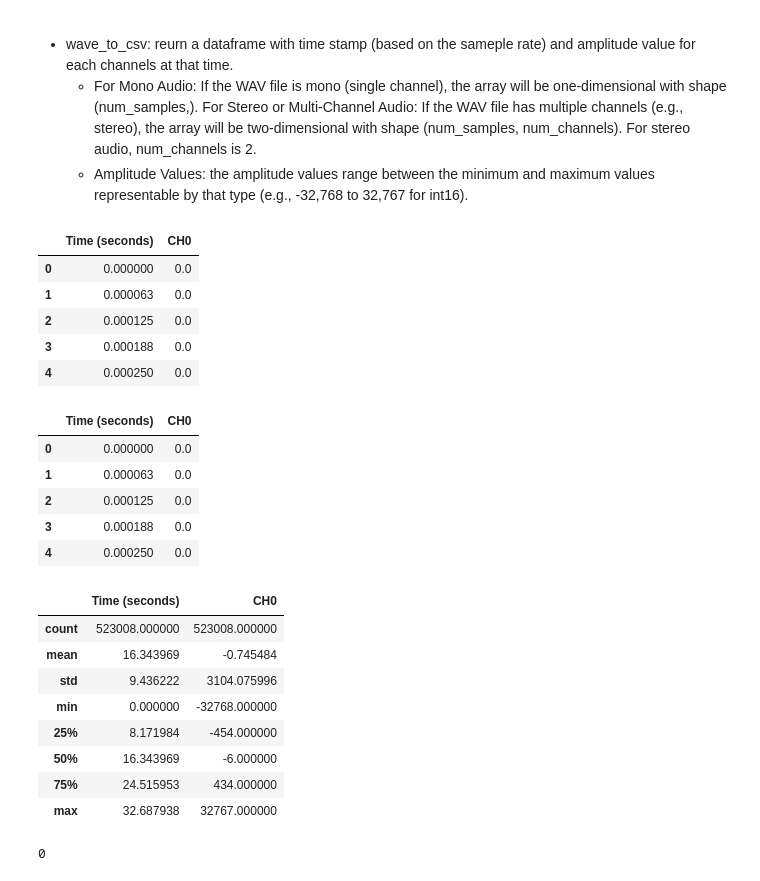
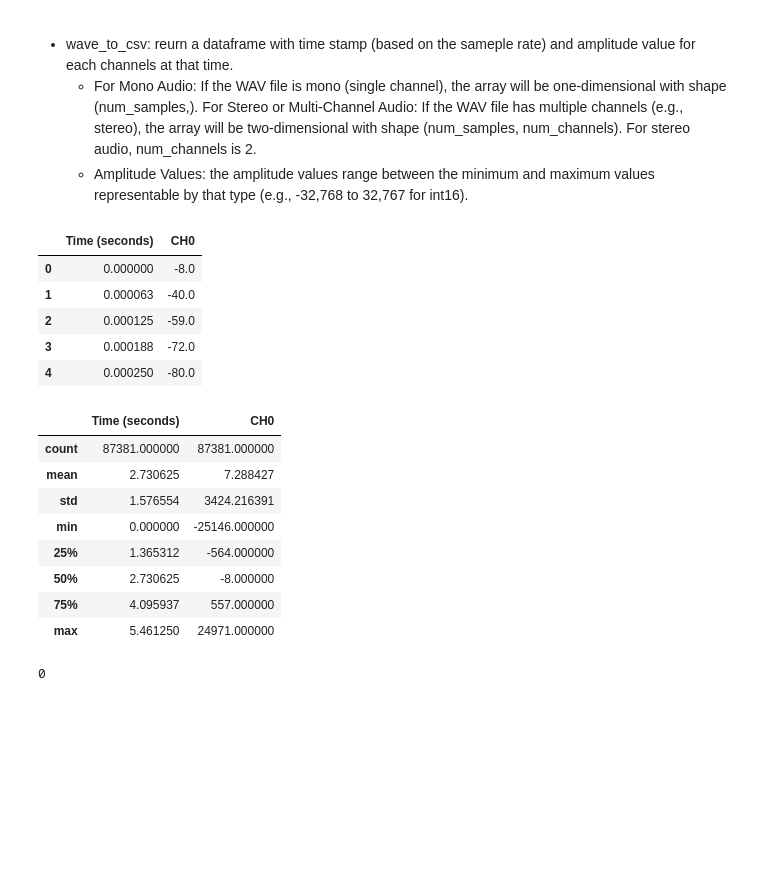
Before and after one commit to essencewxx/acoustic-event-detection, a Jupyter notebook: data_exploration.ipynb, the cells around one changed output. Cells and saved outputs as stored; diff of their text form; code cells hidden in the pictures; blank space fills up the shorter version.

```diff
--- a/data_exploration.ipynb
+++ b/data_exploration.ipynb
@@ -11,42 +11,37 @@ import matplotlib.pyplot as plt
 from scipy.fft import fft, fftfreq
 import src.label_parsing as utils
 # %%
-erocshadow_cough_wav_filepath = "data/coughing/108017__erocshadow__cough/data.wav"
+erocshadow_cough_wav_filepath = "data/raw/positive/coughing/108017__erocshadow__cough/data.wav"
+#erocshadow_cough_wav_filepath = "data/raw/positive/coughing/mix2_cough_train/data.wav"
 erocshadow_cough_df = utils.wave_to_csv(erocshadow_cough_wav_filepath)
-#display(erocshadow_cough_df.head())
-#erocshadow_cough_df.describe()
+display(erocshadow_cough_df.head())
+display(erocshadow_cough_df.describe())
 
-batch_cough_wav_filepath = "data/coughing_batch_2/coughconcat0/data.wav"
+batch_cough_wav_filepath = "data/raw/positive/coughing_batch_2/coughconcat0/data.wav"
 batch_cough_df = utils.wave_to_csv(batch_cough_wav_filepath)
-display(batch_cough_df.head())
-batch_cough_df.describe()
+#display(batch_cough_df.head())
+#batch_cough_df.describe()
 
-mic_tap_wav_filepath = "data/mic_tapping/studio/53586__3dward0__tabletap/data.wav"
+mic_tap_wav_filepath = "data/raw/negative/mic_tapping/studio/53586__3dward0__tabletap/data.wav"
 mic_tap_df = utils.wave_to_csv(mic_tap_wav_filepath)
-display(mic_tap_df.head())
-mic_tap_df.describe()
+#display(mic_tap_df.head())
+#mic_tap_df.describe()
 # %% [output]
 |  | Time (seconds) | CH0 |
-| 0 | 0.000000 | 0.0 |
-| 1 | 0.000063 | 0.0 |
-| 2 | 0.000125 | 0.0 |
-| 3 | 0.000188 | 0.0 |
-| 4 | 0.000250 | 0.0 |
+| 0 | 0.000000 | -8.0 |
+| 1 | 0.000063 | -40.0 |
+| 2 | 0.000125 | -59.0 |
+| 3 | 0.000188 | -72.0 |
+| 4 | 0.000250 | -80.0 |
 |  | Time (seconds) | CH0 |
-| 0 | 0.000000 | 0.0 |
-| 1 | 0.000063 | 0.0 |
-| 2 | 0.000125 | 0.0 |
-| 3 | 0.000188 | 0.0 |
-| 4 | 0.000250 | 0.0 |
+| count | 87381.000000 | 87381.000000 |
+| mean | 2.730625 | 7.288427 |
+| std | 1.576554 | 3424.216391 |
+| min | 0.000000 | -25146.000000 |
+| 25% | 1.365312 | -564.000000 |
+| 50% | 2.730625 | -8.000000 |
+| 75% | 4.095937 | 557.000000 |
+| max | 5.461250 | 24971.000000 |
-|  | Time (seconds) | CH0 |
-| count | 523008.000000 | 523008.000000 |
-| mean | 16.343969 | -0.745484 |
-| std | 9.436222 | 3104.075996 |
-| min | 0.000000 | -32768.000000 |
-| 25% | 8.171984 | -454.000000 |
-| 50% | 16.343969 | -6.000000 |
-| 75% | 24.515953 | 434.000000 |
-| max | 32.687938 | 32767.000000 |
 # %%
 def plot_waveform(data_df, sameple_name):
     plt.figure(figsize=(10, 3))
```
Also changed, not shown: parts of 1 cell of this notebook, 2 other files.
